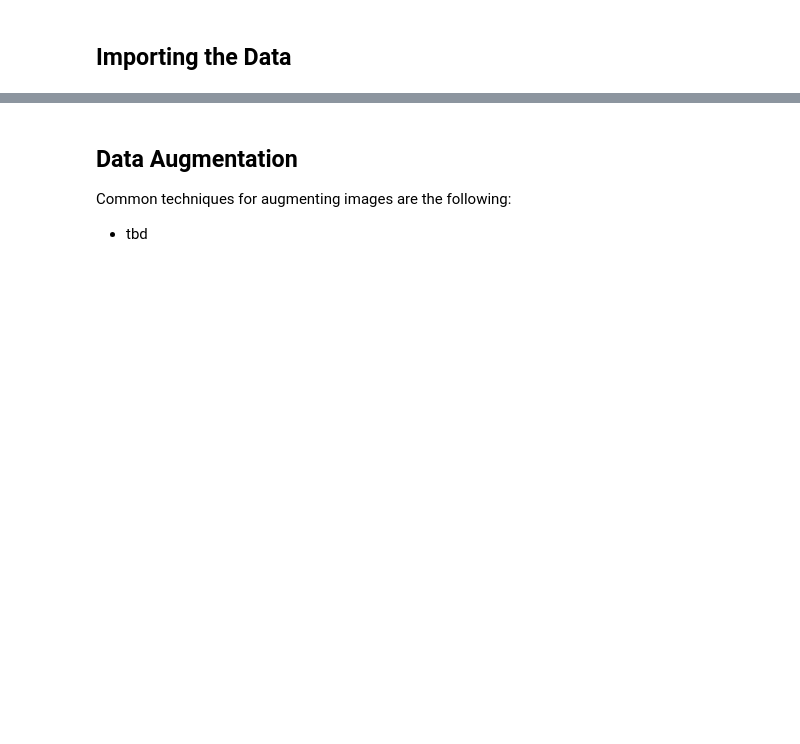
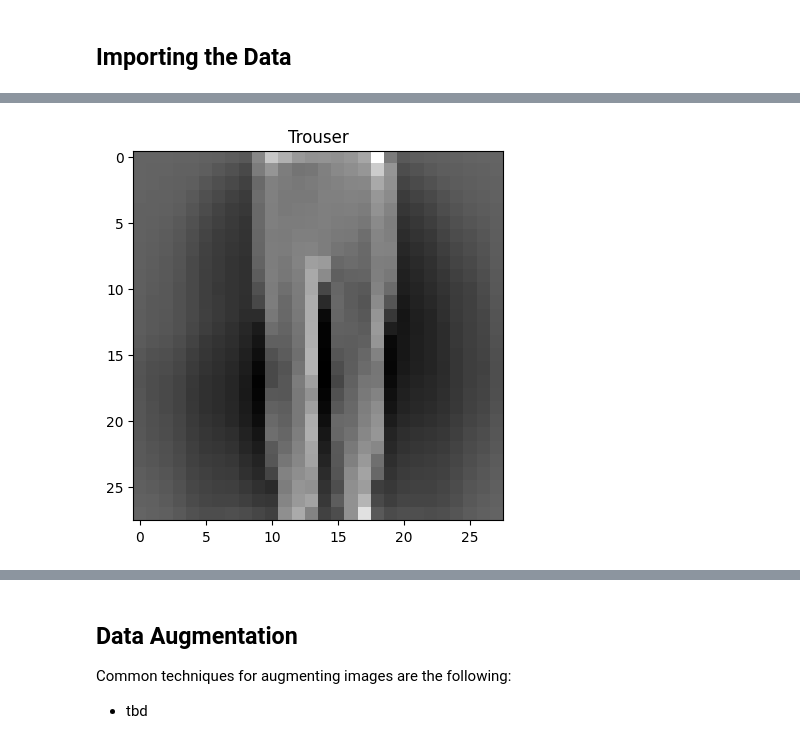
Before and after one commit to alexandergigliottipetruska/AI_projects, a Jupyter notebook: deep_learning/neural_network/5_neural_network_fashion_mnist.ipynb, the cells around one changed output, grey strips where cells are left out. Drawn from its saved outputs; the diff is of its cells as text; code cells hidden in the pictures; blank space fills up the shorter version.

```diff
--- a/deep_learning/neural_network/5_neural_network_fashion_mnist.ipynb
+++ b/deep_learning/neural_network/5_neural_network_fashion_mnist.ipynb
@@ -233,0 +399,6 @@ Divides the previous implementation k into several classes that can be combined
+# %%
+plt.imshow(images[y_train[y_train["label"]==1].index[2], :, :], cmap="grey")
+plt.title("Trouser")
+plt.show()
+# %% [output]
+[figure, added]
```
Also changed, not shown: parts of 38 cells of this notebook.
